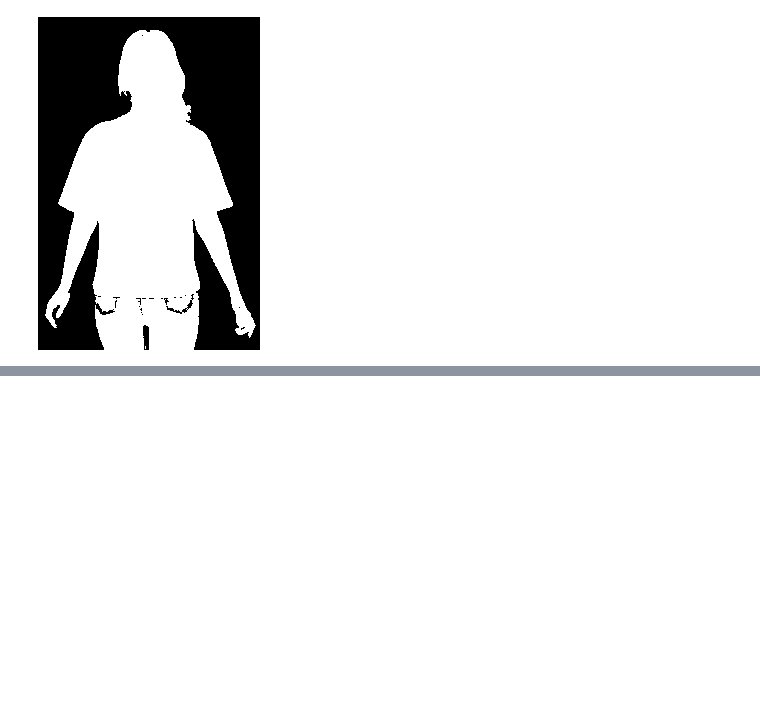
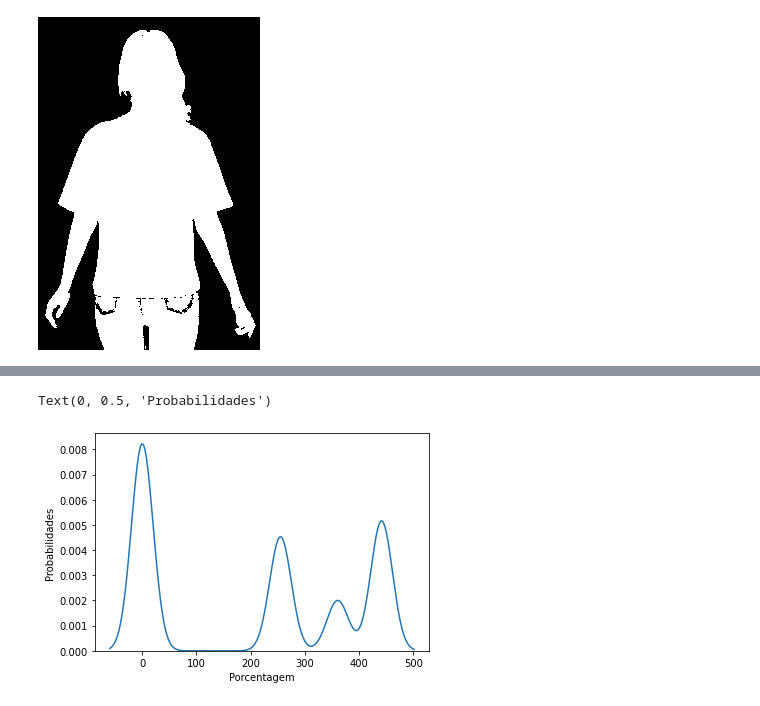
Before and after one commit to svhenrique/pi-opencv-basic, a Jupyter notebook: Untitled0.ipynb, the cells around one changed output, grey strips where cells are left out. Cells and saved outputs as stored; diff of their text form; code cells hidden in the pictures; blank space fills up the shorter version.

```diff
--- a/Untitled0.ipynb
+++ b/Untitled0.ipynb
@@ -423,0 +459,40 @@ cv2_imshow(mask)
+# %%
+def euclidean(v1, v2):
+
+  if len(v1) != len(v2):
+    raise Exception('v1 e v2 precisam ter dimensões iguais')
+
+  result = 0
+  for i in range(len(v1)):
+    result += (v1[i] - v2[i])**2
+
+  result = result**(1/2)
+  return result
+
+def comparation(d1, d2):
+
+  if d1.shape != d2.shape:
+    raise Exception('d1 e d2 precisam ter dimensões iguais')
+
+  result = []
+  shape = d1.shape
+
+  for i in range(shape[0]):
+    for k in range(shape[1]):
+
+      d1_values = d1[i][k]
+      d2_values = d2[i][k]
+      distance = euclidean(d1_values, d2_values)
+      result.append(distance)
+
+  return result
+# %%
+#cmyk_image, original_image = cv2.cvtColor(cmyk_image, cv2.COLOR_BGR2HSV), cv2.cvtColor(original_image, cv2.COLOR_BGR2HSV)
+result = comparation(original_image, cmyk_image)
+
+sns.distplot(result, hist=False, rug=False)
+plt.xlabel('Porcentagem')
+plt.ylabel('Probabilidades')
+# %% [output]
+Text(0, 0.5, 'Probabilidades')
+[figure, added]
```
Also changed, not shown: parts of 8 cells of this notebook.
